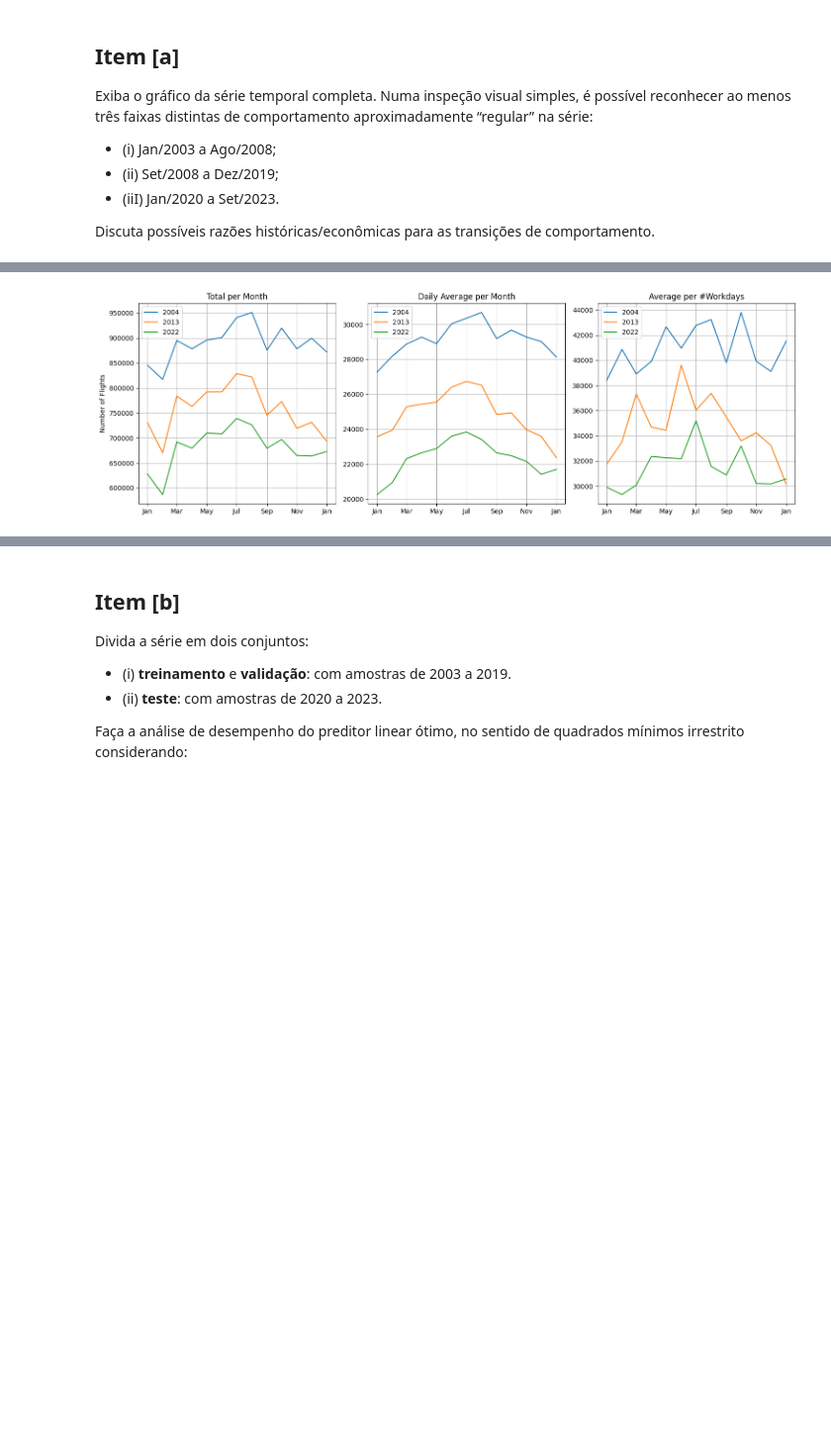
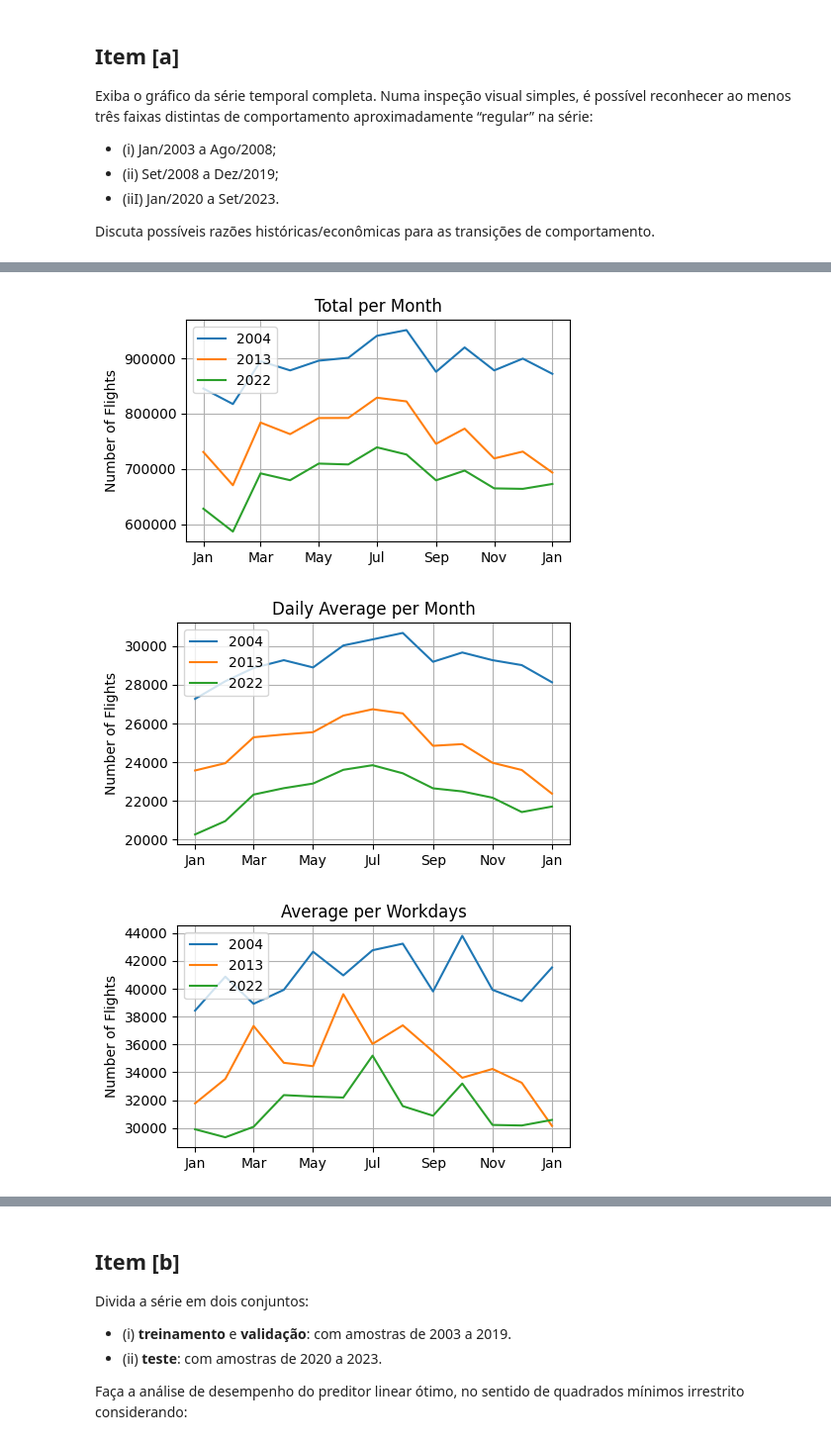
Before and after one commit to TiagoCAAmorim/machine_learning, a Jupyter notebook: Lista01/Lista01.ipynb, the cells around one changed output, grey strips where cells are left out. Shown at 99% size. Cells and saved outputs as stored; diff of their text form; code cells hidden in the pictures; blank space fills up the shorter version.

```diff
--- a/Lista01/Lista01.ipynb
+++ b/Lista01/Lista01.ipynb
@@ -111,27 +113,30 @@ def get_workdays(date):
 df_original['Workdays'] = [get_workdays(i) for i in df_original.index]
 df_original['Flt_per_workday'] = df_original['Flt'] / df_original['Workdays']
 # %%
-def year_plots(years, columns, titles):
+def year_plot(years, column, title):
     date_format = DateFormatter("%b")
-
-    _, axs = plt.subplots(1, len(columns), figsize=(len(columns)*5, 5))
-
-    for i, (column,title) in enumerate(zip(columns, titles)):
-        for year in years:
-            axs[i].plot(df_original.loc[f'{years[0]}-01-01':f'{years[0]+1}-01-01'].index,
-                        df_original.loc[f'{year}-01-01':f'{year+1}-01-01'][column],
-                        linestyle='-', label=year)
-        axs[i].xaxis.set_major_formatter(date_format)
-        axs[i].set_title(title)
-        axs[i].legend(loc='upper left')
-        axs[i].grid(True)
-    axs[0].set_ylabel('Number of Flights')
+    plt.figure(figsize=(5, 3))
+    for year in years:
+        plt.plot(df_original.loc[f'{years[0]}-01-01':f'{years[0]+1}-01-01'].index,
+                    df_original.loc[f'{year}-01-01':f'{year+1}-01-01'][column],
+                    linestyle='-', label=year)
+    plt.ylabel('Number of Flights')
+    plt.gca().xaxis.set_major_formatter(date_format)
+    plt.title(title)
+    plt.legend(loc='upper left')
+    plt.grid(True)
+    plt.savefig(f'report/A_{title.replace(" ","_")}.png', bbox_inches='tight')
     plt.tight_layout()
     plt.show()
 # %%
-year_plots([2004, 2013, 2022],
-           ['Flt', 'Flt_per_day', 'Flt_per_workday'],
-           ['Total per Month', 'Daily Average per Month', 'Average per #Workdays'])
+year_plot([2004, 2013, 2022],
+          'Flt', 'Total per Month')
+year_plot([2004, 2013, 2022],
+          'Flt_per_day', 'Daily Average per Month')
+year_plot([2004, 2013, 2022],
+          'Flt_per_workday', 'Average per Workdays')
 # %% [output]
-[figure, old version]
+[figure, new version]
+[figure, added]
+[figure, added]
 # %%
```
Also changed, not shown: parts of 23 cells of this notebook, 20 other files.
